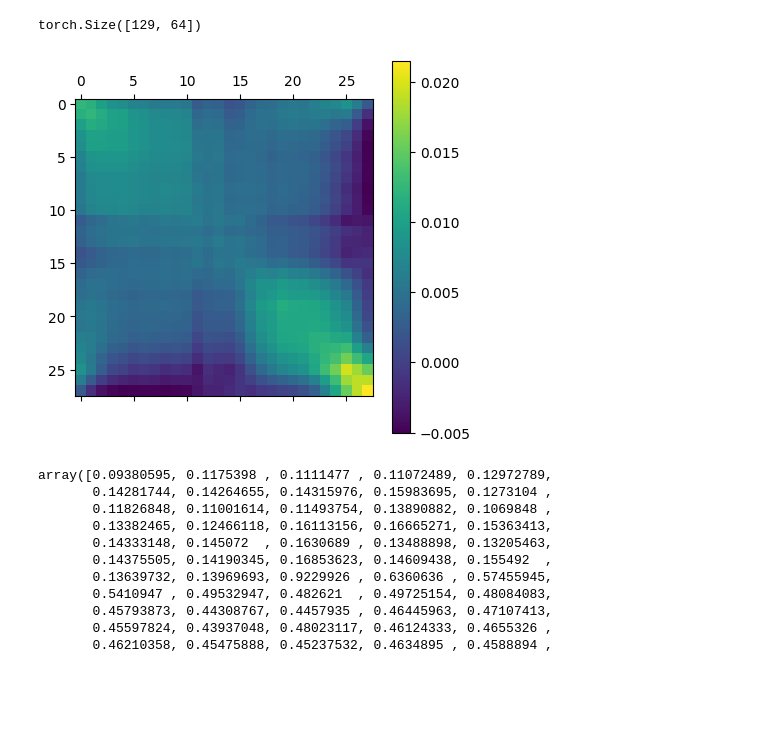
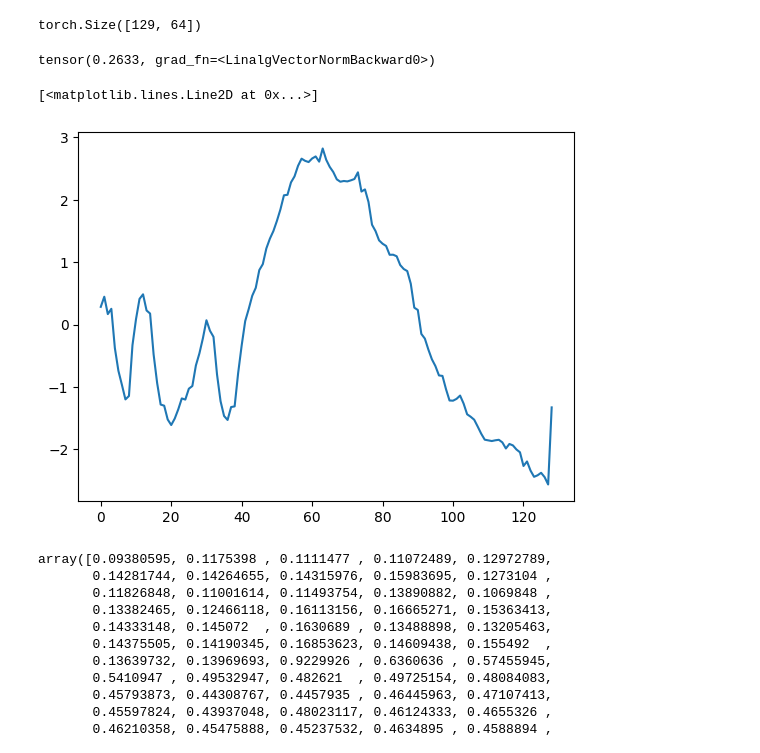
Before and after one commit to gatmiry/sort-llm, a Jupyter notebook: test-weights-tbyt.ipynb, the cells around one changed output. Cells and saved outputs as stored; diff of their text form; code cells hidden in the pictures; blank space fills up the shorter version.

```diff
--- a/test-weights-tbyt.ipynb
+++ b/test-weights-tbyt.ipynb
@@ -193,19 +195,29 @@ qweights, kweights, vweights = model.transformer.h[0].c_attn.c_attn.weight.split
 model.transformer.wte.weight.shape
 # %% [output]
 torch.Size([129, 64])
+# %%
+#tmp1 = model.transformer.wpe.weight / torch.norm(model.transformer.wpe.weight, dim=1).view(model.transformer.wpe.weight.size(0), 1)
+#print(torch.norm(tmp1[14,:] - tmp1[8,:]))
+print(torch.norm(model.transformer.wpe.weight[34,:]))
+#S, V, D = torch.linalg.svd(model.transformer.wpe.weight[:32,:])
+#plt.plot(V.detach().numpy())
+# %% [output]
+tensor(0.2633, grad_fn=<LinalgVectorNormBackward0>)
 # %%
 import torch.nn.functional as F
 #scores = (F.normalize(model.transformer.wpe.weight @  qweights.t(), p=2, dim=1) @ F.normalize(qweights @ model.transformer.wpe.weight.t(), p=2, dim=0)).detach().numpy()
-scores = ((model.transformer.wte.weight @  kweights.t()) / torch.norm((model.transformer.wte.weight + model.transformer.wpe.weight) @ kweights.t(), dim=1).view(model.transformer.wpe.weight.size(0), 1) @ kweights @ model.transformer.wte.weight.t() / torch.norm((model.transformer.wpe.weight + model.transformer.wte.weight) @ kweights.t(), dim=1).view(1, model.transformer.wpe.weight.size(0))).detach().numpy()
+#scores = ((model.transformer.wpe.weight @  qweights.t()) / torch.norm((model.transformer.wte.weight + model.transformer.wpe.weight), dim=1).view(model.transformer.wpe.weight.size(0), 1)
+          #@ kweights @ model.transformer.wpe.weight.t() / torch.norm((model.transformer.wpe.weight + model.transformer.wte.weight), dim=1).view(1, model.transformer.wpe.weight.size(0))).detach().numpy()
 
-#scores = (model.transformer.wpe.weight @  vweights.t() @ vweights @ model.transformer.wpe.weight.t()).detach().numpy()
+scores = (model.transformer.wte.weight @  qweights.t() @ kweights @ model.transformer.wte.weight.t()).detach().numpy()
 import matplotlib.pyplot as plt
-plt.matshow(scores[34:62, 34:62])
-plt.colorbar()
-plt.show()
-#plt.plot(scores[18, :])
+#plt.matshow(scores[50:60,31:60])
+#plt.colorbar()
+#plt.show()
+plt.plot(scores[60, :])
 # %% [output]
+[<matplotlib.lines.Line2D at 0x...>]
-[figure, old version]
+[figure, new version]
 # %%
 torch.norm(model.transformer.wpe.weight / (torch.norm(model.transformer.wpe.weight + model.transformer.wte.weight, dim=1)).view(model.transformer.wpe.weight.size(0),1),dim=1).detach().numpy()
 # %% [output]
```
Also changed, not shown: parts of 5 cells of this notebook, 2 other files.
